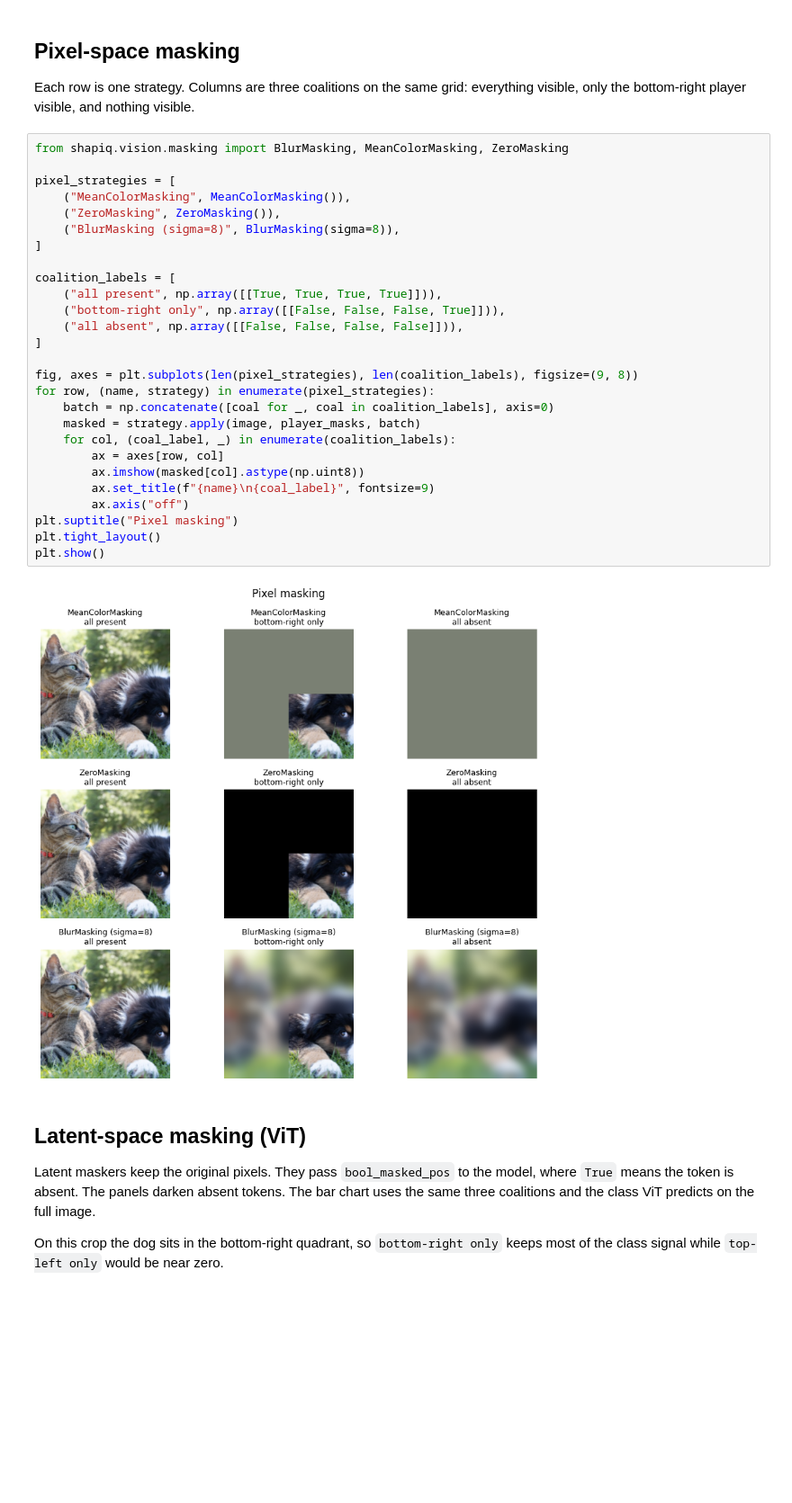
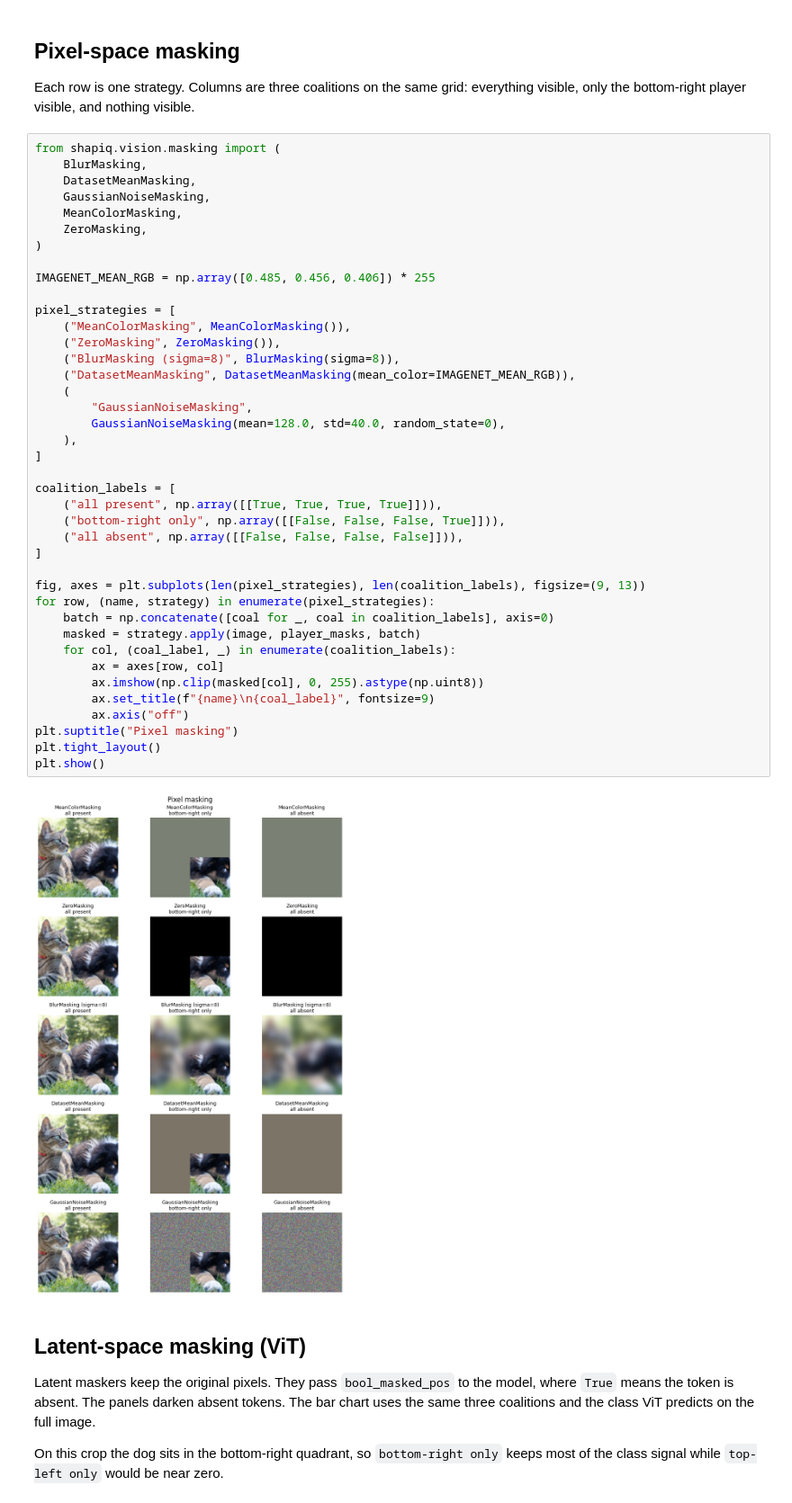
Before and after one commit to S2k-1/shapiq, a Jupyter notebook: src/shapiq/vision/tutorials/supplementary/masking_strategies.ipynb, the cells around one changed output. Shown at 90% size. Drawn from its saved outputs; the diff is of its cells as text; blank space fills up the shorter version.

Commit message:
ADD: dataset_mean and gaussian masking, and image-like parameter for accepting any image types

```diff
--- a/src/shapiq/vision/tutorials/supplementary/masking_strategies.ipynb
+++ b/src/shapiq/vision/tutorials/supplementary/masking_strategies.ipynb
@@ -76,34 +78,47 @@ plt.show()
 
 Each row is one strategy. Columns are three coalitions on the same grid: everything visible, only the bottom-right player visible, and nothing visible.
 # %%
-from shapiq.vision.masking import BlurMasking, MeanColorMasking, ZeroMasking
+from shapiq.vision.masking import (
+    BlurMasking,
+    DatasetMeanMasking,
+    GaussianNoiseMasking,
+    MeanColorMasking,
+    ZeroMasking,
+)
+
+IMAGENET_MEAN_RGB = np.array([0.485, 0.456, 0.406]) * 255
 
 pixel_strategies = [
     ("MeanColorMasking", MeanColorMasking()),
     ("ZeroMasking", ZeroMasking()),
     ("BlurMasking (sigma=8)", BlurMasking(sigma=8)),
+    ("DatasetMeanMasking", DatasetMeanMasking(mean_color=IMAGENET_MEAN_RGB)),
+    (
+        "GaussianNoiseMasking",
+        GaussianNoiseMasking(mean=128.0, std=40.0, random_state=0),
+    ),
 ]
 
 coalition_labels = [
     ("all present", np.array([[True, True, True, True]])),
     ("bottom-right only", np.array([[False, False, False, True]])),
     ("all absent", np.array([[False, False, False, False]])),
 ]
 
-fig, axes = plt.subplots(len(pixel_strategies), len(coalition_labels), figsize=(9, 8))
+fig, axes = plt.subplots(len(pixel_strategies), len(coalition_labels), figsize=(9, 13))
 for row, (name, strategy) in enumerate(pixel_strategies):
     batch = np.concatenate([coal for _, coal in coalition_labels], axis=0)
     masked = strategy.apply(image, player_masks, batch)
     for col, (coal_label, _) in enumerate(coalition_labels):
         ax = axes[row, col]
-        ax.imshow(masked[col].astype(np.uint8))
+        ax.imshow(np.clip(masked[col], 0, 255).astype(np.uint8))
         ax.set_title(f"{name}\n{coal_label}", fontsize=9)
         ax.axis("off")
 plt.suptitle("Pixel masking")
 plt.tight_layout()
 plt.show()
 # %% [output]
-[figure, old version]
+[figure, new version]
 # %% [markdown]
 ## Latent-space masking (ViT)
 
```
Also changed, not shown: parts of 1 cell of this notebook, 10 other files.
